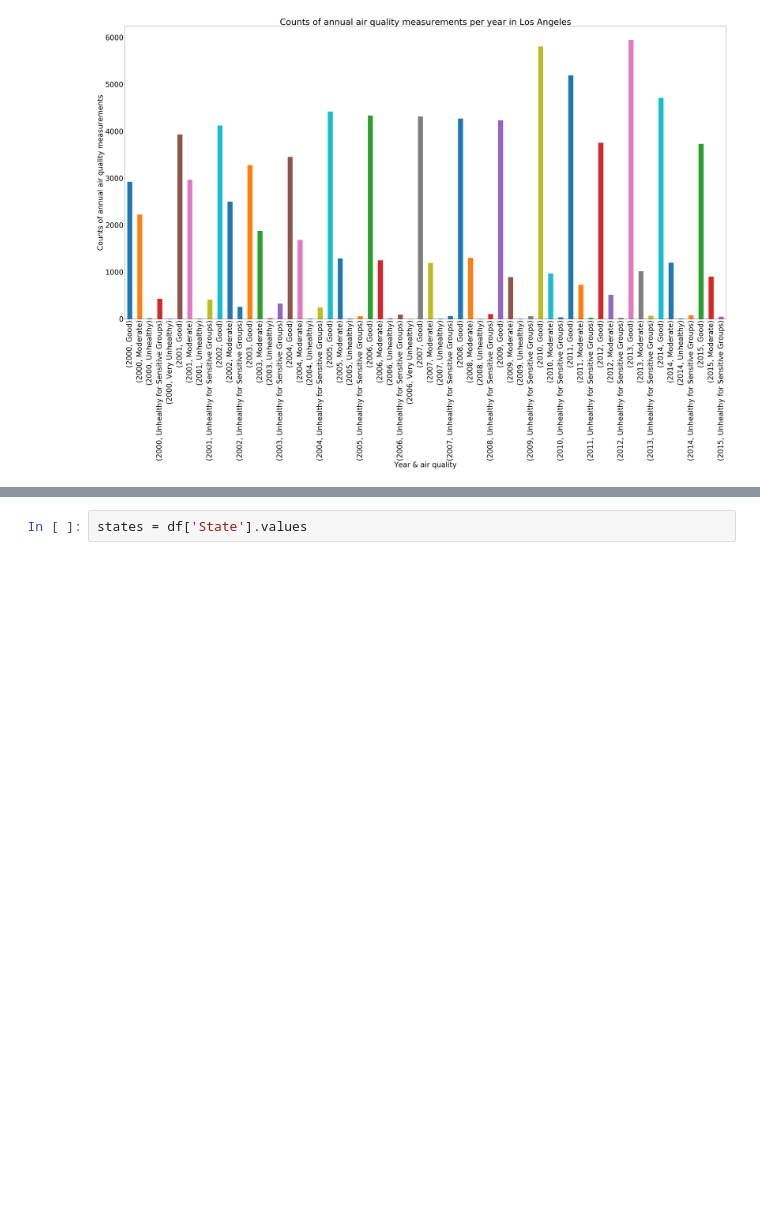
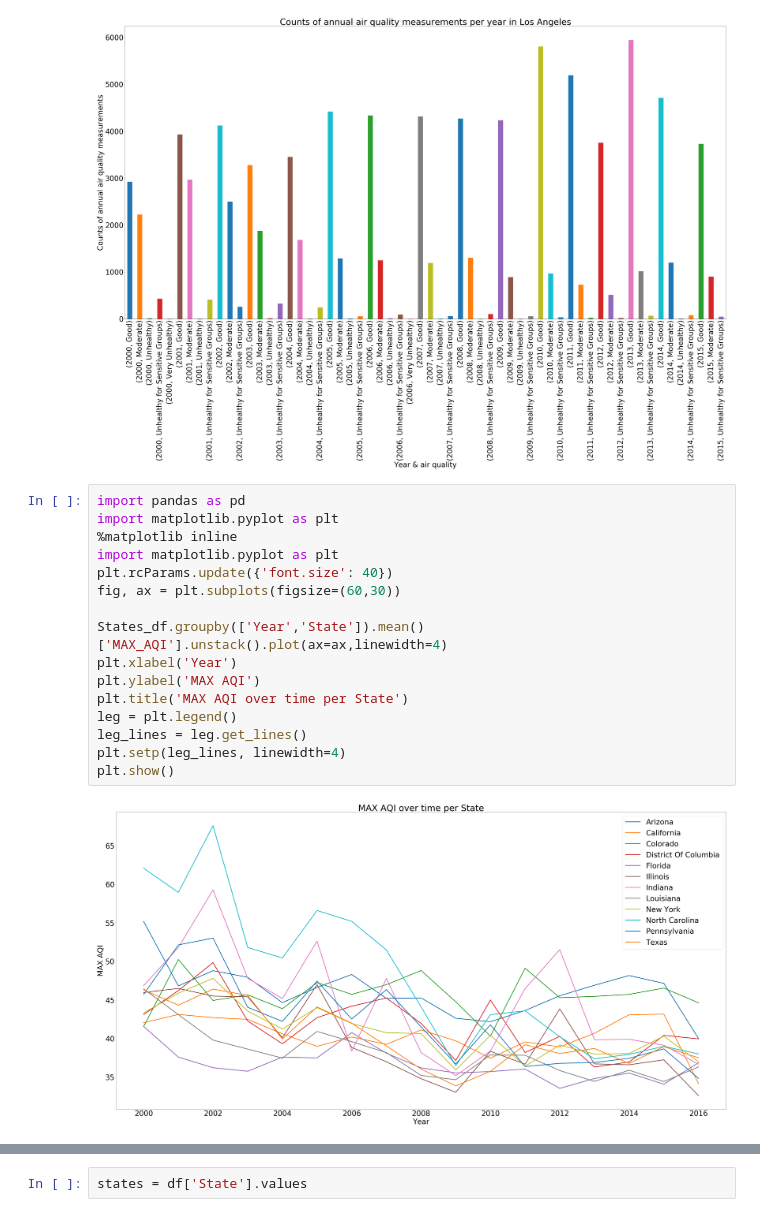
Before and after one commit to isouzash/ece143project, a Jupyter notebook: 143updated(11152018).ipynb, the cells around one changed output, grey strips where cells are left out. Saved outputs shown, nothing was run; the diff lists cells and outputs as text; blank space fills up the shorter version.

```diff
--- a/143updated(11152018).ipynb
+++ b/143updated(11152018).ipynb
@@ -469,3 +469,21 @@ plt.title('Counts of annual air quality measurements per year in Los Angeles')
 plt.show()
 # %% [output]
 [figure]
+# %%
+import pandas as pd
+import matplotlib.pyplot as plt
+%matplotlib inline
+import matplotlib.pyplot as plt
+plt.rcParams.update({'font.size': 40})
+fig, ax = plt.subplots(figsize=(60,30))
+
+States_df.groupby(['Year','State']).mean()['MAX_AQI'].unstack().plot(ax=ax,linewidth=4)
+plt.xlabel('Year')
+plt.ylabel('MAX AQI')
+plt.title('MAX AQI over time per State')
+leg = plt.legend()
+leg_lines = leg.get_lines()
+plt.setp(leg_lines, linewidth=4)
+plt.show()
+# %% [output]
+[figure, added]
```
Also changed, not shown: parts of 2 cells of this notebook.
